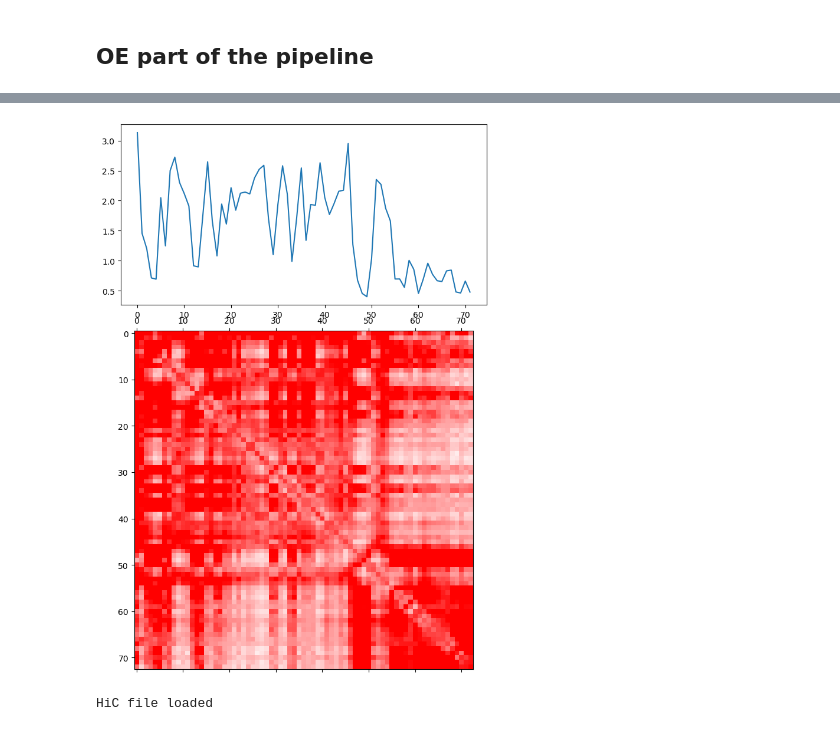
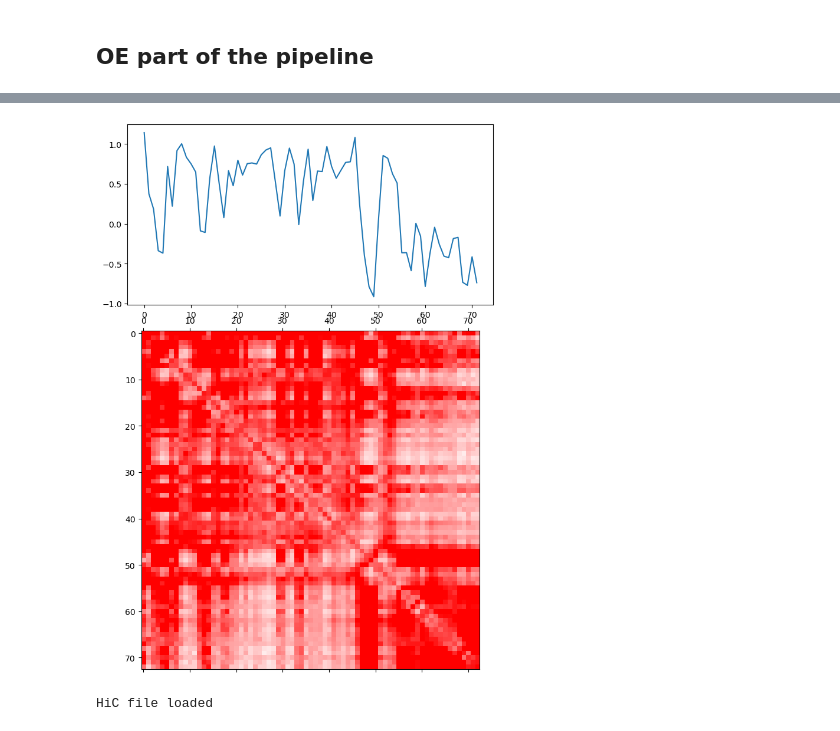
Before and after one commit to akanksha-sachan/3D_chromatin_hubs, a Jupyter notebook: notebooks/GM12878_tests.ipynb, the cells around one changed output, grey strips where cells are left out. Drawn from its saved outputs; the diff is of its cells as text; code cells hidden in the pictures.

```diff
--- a/notebooks/GM12878_tests.ipynb
+++ b/notebooks/GM12878_tests.ipynb
@@ -53,7 +56,7 @@ current_res_str = config.genomic_params.res_strs[0]  # 1Mb for OE part
 ## TRYING DIFFERENT THRESHOLDS ##
 
 # params for OE matrix visualisation
-threshold = None
+threshold = 0
 start = 0
 end = 72000000
 # Directory to save plots
@@ -64,7 +67,6 @@ os.makedirs(output_dir, exist_ok=True)
 REDMAP = LinearSegmentedColormap.from_list("bright_red", [(1, 1, 1), (1, 0, 0)])
 
 ## single chr visualisation ##
-query = HiCQuery(config, chrom, current_res, current_res_str)
 oe_numpy_thresholded = query.oe_intra_numpy(start, end, threshold)
 region_str = format_loci_string(start, end, current_res_str)
 
@@ -85,12 +85,0 @@ HiC file loaded
-# %%
-## Get AB score of the intra-chr OE matrix ##
-oe_intra_csr = query.oe_straw_to_csr()
-ab_score_intra = query.ab_comp.ab_score(oe_intra_csr)
-
-#print(ab_score)
-ab_geo_bw = pyBigWig.open(config.paths.compartments_infile)
-nm_shape = oe_numpy.shape[0] #to slice the bigwig ab score
-signal = ab_geo_bw.stats(current_chrom, start, end, type="mean", nBins=nm_shape)
-filtered_signal = [val for val in signal if val is not None]
-print(len(filtered_signal))
-print(len(ab_score_intra[0]))
@@ -130,9 +125,9 @@ def plot_2dhic_1dtrack_map(dense_matrix, signal, vmin, vmax, cmap):
   ax1.matshow(d2, cmap=cmap, vmin=vmin, vmax=vmax)
   plt.show()
 # %%
-plot_2dhic_1dtrack_map(oe_numpy, np.exp(filtered_signal), 0, 1, REDMAP)
+plot_2dhic_1dtrack_map(oe_numpy_thresholded, filtered_signal, 0, 1, REDMAP)
 # %% [output]
-[figure, old version]
+[figure, new version]
 # %%
 ## plot confusion matrix between cluster labels and ab scores ##
 
```
Also changed, not shown: parts of 6 cells of this notebook, 4 other files.
